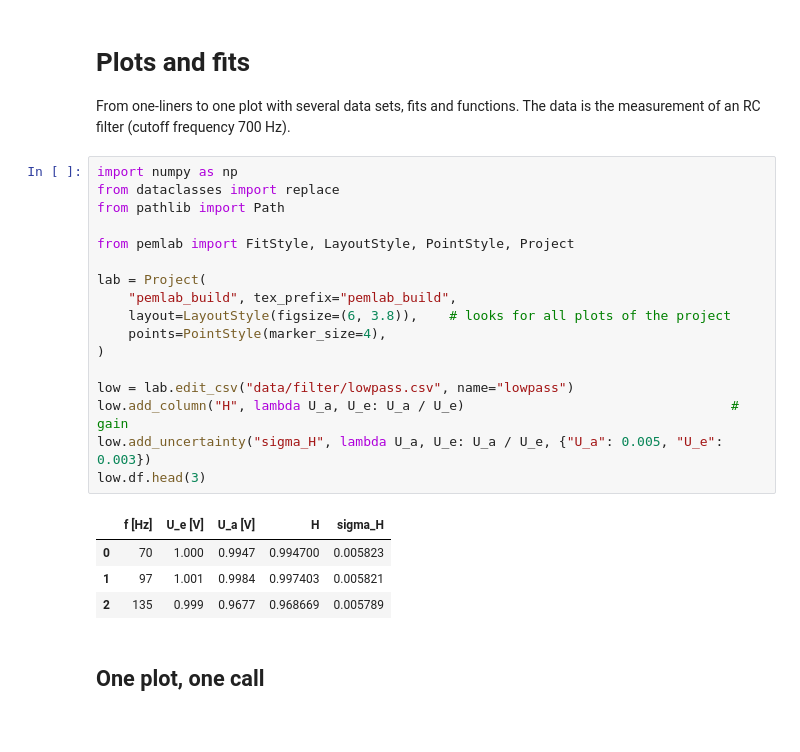
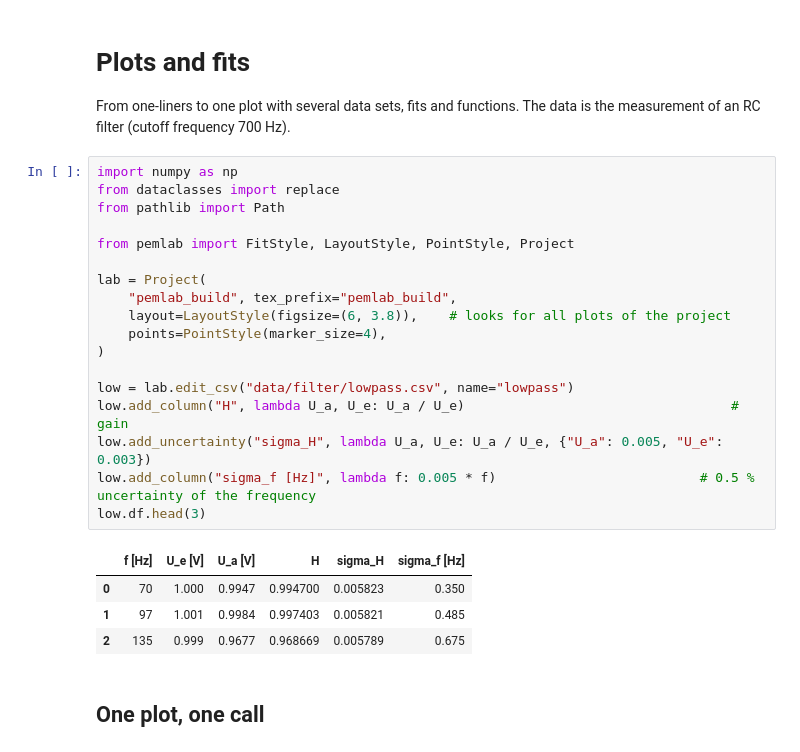
Before and after one commit to EliasMendeUni/pemlab, a Jupyter notebook: examples/02_plots_and_fits.ipynb, the cells around one changed output. Saved outputs shown, nothing was run; the diff lists cells and outputs as text.

Commit message:
Fits include the uncertainty of x (effective variance, optional x_sigma)
Co-Authored-By: Claude Sonnet 5.5 <noreply@anthropic.com>

```diff
--- a/examples/02_plots_and_fits.ipynb
+++ b/examples/02_plots_and_fits.ipynb
@@ -6,25 +6,26 @@ measurement of an RC filter (cutoff frequency 700 Hz).
 # %%
 import numpy as np
 from dataclasses import replace
 from pathlib import Path
 
 from pemlab import FitStyle, LayoutStyle, PointStyle, Project
 
 lab = Project(
     "pemlab_build", tex_prefix="pemlab_build",
     layout=LayoutStyle(figsize=(6, 3.8)),    # looks for all plots of the project
     points=PointStyle(marker_size=4),
 )
 
 low = lab.edit_csv("data/filter/lowpass.csv", name="lowpass")
 low.add_column("H", lambda U_a, U_e: U_a / U_e)                                  # gain
 low.add_uncertainty("sigma_H", lambda U_a, U_e: U_a / U_e, {"U_a": 0.005, "U_e": 0.003})
+low.add_column("sigma_f [Hz]", lambda f: 0.005 * f)                          # 0.5 % uncertainty of the frequency
 low.df.head(3)
 # %% [output]
-|  | f [Hz] | U_e [V] | U_a [V] | H | sigma_H |
-| 0 | 70 | 1.000 | 0.9947 | 0.994700 | 0.005823 |
-| 1 | 97 | 1.001 | 0.9984 | 0.997403 | 0.005821 |
-| 2 | 135 | 0.999 | 0.9677 | 0.968669 | 0.005789 |
+|  | f [Hz] | U_e [V] | U_a [V] | H | sigma_H | sigma_f [Hz] |
+| 0 | 70 | 1.000 | 0.9947 | 0.994700 | 0.005823 | 0.350 |
+| 1 | 97 | 1.001 | 0.9984 | 0.997403 | 0.005821 | 0.485 |
+| 2 | 135 | 0.999 | 0.9677 | 0.968669 | 0.005789 | 0.675 |
 # %% [markdown]
 ## One plot, one call
 # %%
```
Also changed, not shown: parts of 4 cells of this notebook, 11 other files.
